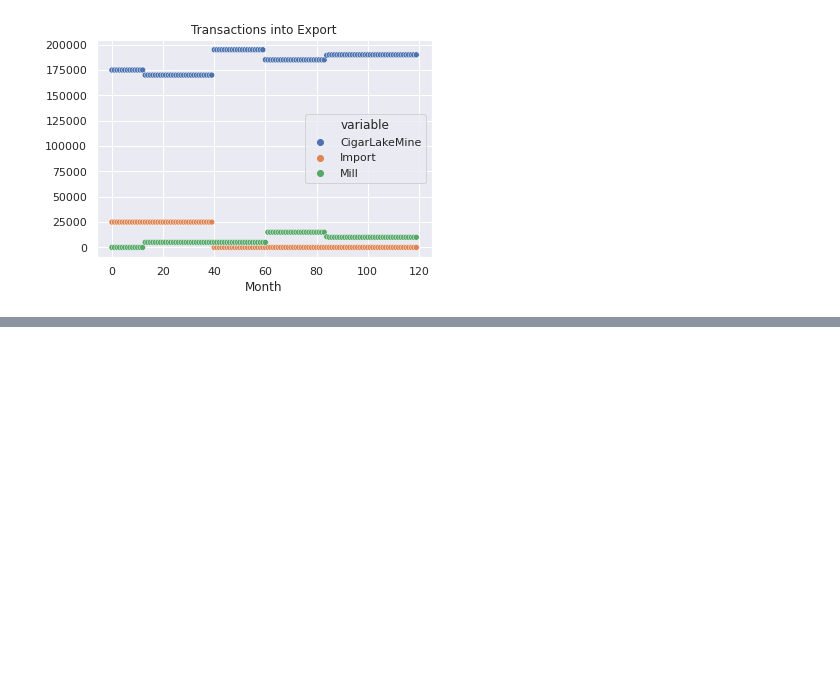
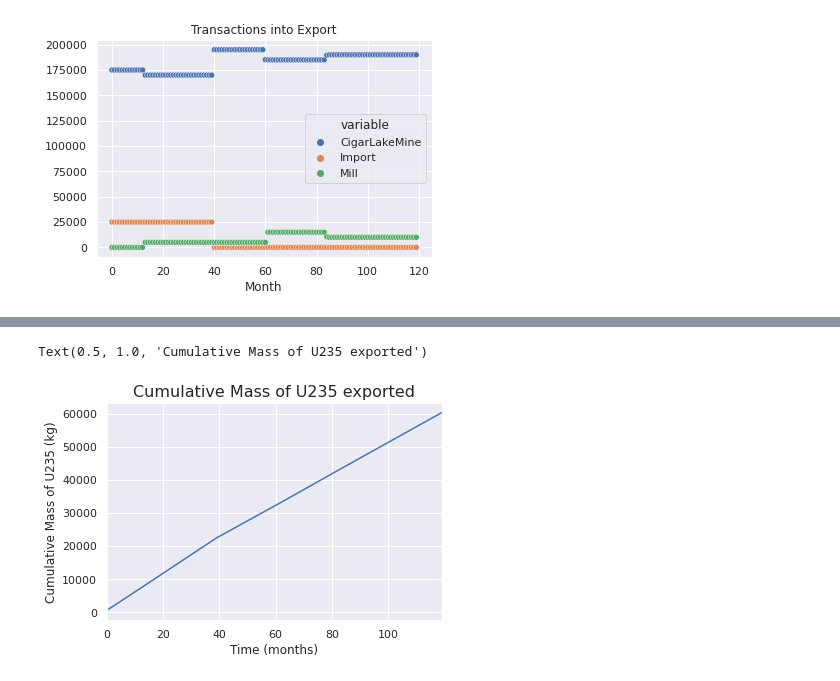
Before and after one commit to nuclearkatie/cyclus-live-demo, a Jupyter notebook: separate-ore/separate-ore-analysis.ipynb, the cells around one changed output, grey strips where cells are left out. Drawn from its saved outputs; the diff is of its cells as text; code cells hidden in the pictures; blank space fills up the shorter version.

```diff
--- a/separate-ore/separate-ore-analysis.ipynb
+++ b/separate-ore/separate-ore-analysis.ipynb
@@ -46,0 +57,9 @@ g.set(xlabel='Month', ylabel='', title='Transactions into Export')
+# %%
+U235_mass['CumMass'] = U235_mass['Mass'].cumsum()
+U235_mass.plot(x='Time', y='CumMass', legend=False)
+plt.xlabel('Time (months)',fontsize=12)
+plt.ylabel('Cumulative Mass of U235 (kg)',fontsize=12)
+plt.title('Cumulative Mass of U235 exported',fontsize=16)
+# %% [output]
+Text(0.5, 1.0, 'Cumulative Mass of U235 exported')
+[figure, added]
```
Also changed, not shown: parts of 2 cells of this notebook, 2 other files.
